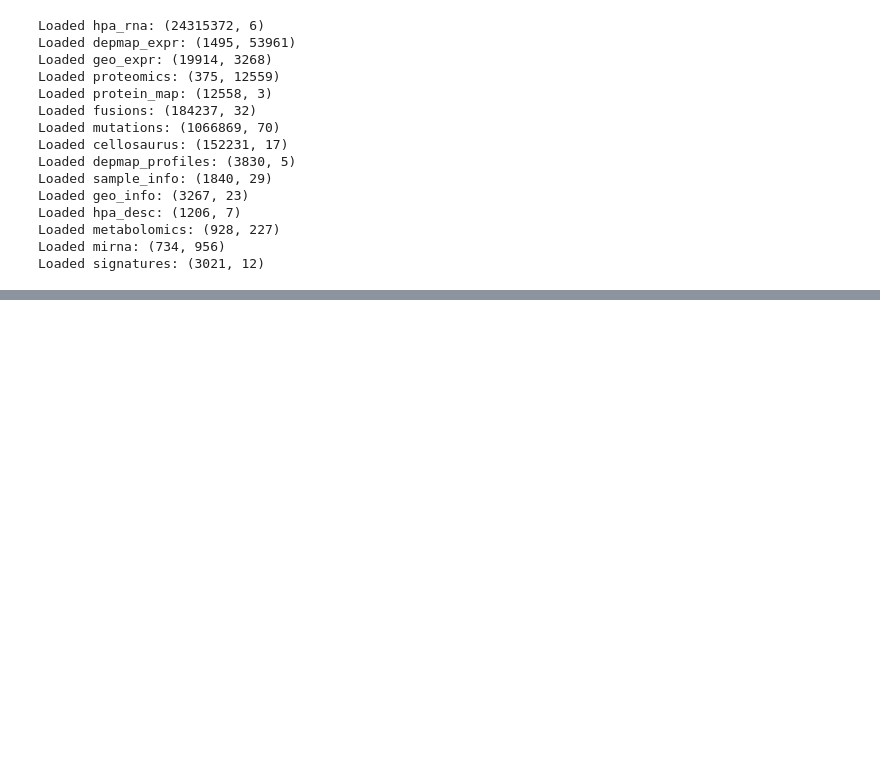
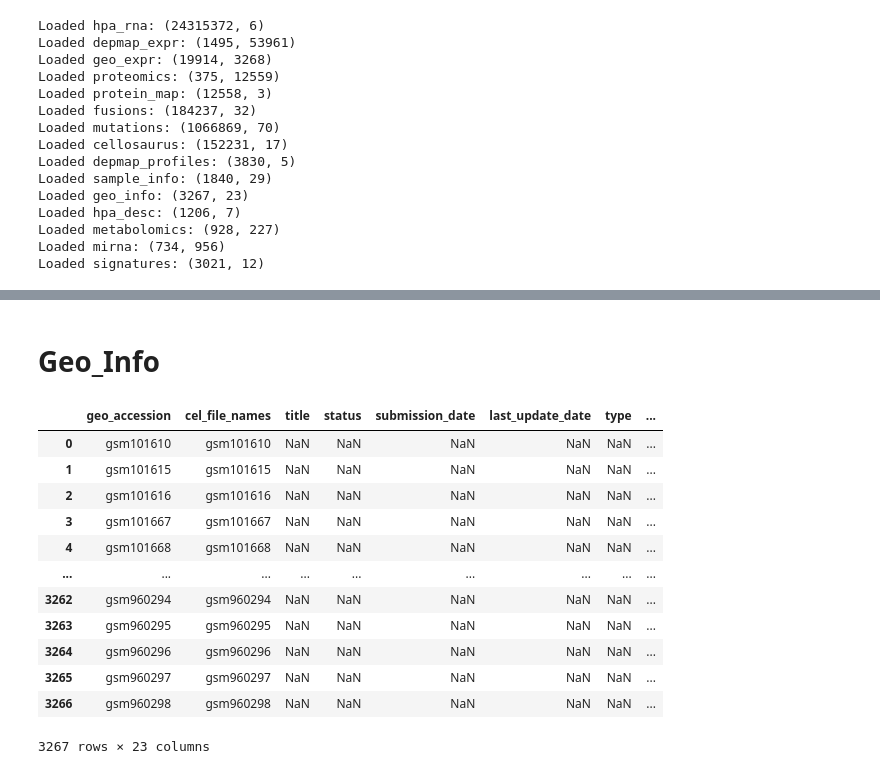
Before and after one commit to UoB-AstraZeneca-25-26/UoB-GeneTraceAI-25-26, a Jupyter notebook: src/Track - D/06_data_mapping_trackD.ipynb, the cells around one changed output, grey strips where cells are left out. Cells and saved outputs as stored; diff of their text form; code cells hidden in the pictures; blank space fills up the shorter version.

```diff
--- a/src/Track - D/06_data_mapping_trackD.ipynb
+++ b/src/Track - D/06_data_mapping_trackD.ipynb
@@ -353,0 +62,18 @@ metabolomics
+# %% [markdown]
+# Geo_Info
+# %%
+geo_info
+# %% [output]
+|  | geo_accession | cel_file_names | title | status | submission_date | last_update_date | type | ... |
+| 0 | gsm101610 | gsm101610 | NaN | NaN | NaN | NaN | NaN | ... |
+| 1 | gsm101615 | gsm101615 | NaN | NaN | NaN | NaN | NaN | ... |
+| 2 | gsm101616 | gsm101616 | NaN | NaN | NaN | NaN | NaN | ... |
+| 3 | gsm101667 | gsm101667 | NaN | NaN | NaN | NaN | NaN | ... |
+| 4 | gsm101668 | gsm101668 | NaN | NaN | NaN | NaN | NaN | ... |
+| ... | ... | ... | ... | ... | ... | ... | ... | ... |
+| 3262 | gsm960294 | gsm960294 | NaN | NaN | NaN | NaN | NaN | ... |
+| 3263 | gsm960295 | gsm960295 | NaN | NaN | NaN | NaN | NaN | ... |
+| 3264 | gsm960296 | gsm960296 | NaN | NaN | NaN | NaN | NaN | ... |
+| 3265 | gsm960297 | gsm960297 | NaN | NaN | NaN | NaN | NaN | ... |
+| 3266 | gsm960298 | gsm960298 | NaN | NaN | NaN | NaN | NaN | ... |
+3267 rows × 23 columns
```
Also changed, not shown: parts of 32 cells of this notebook.
